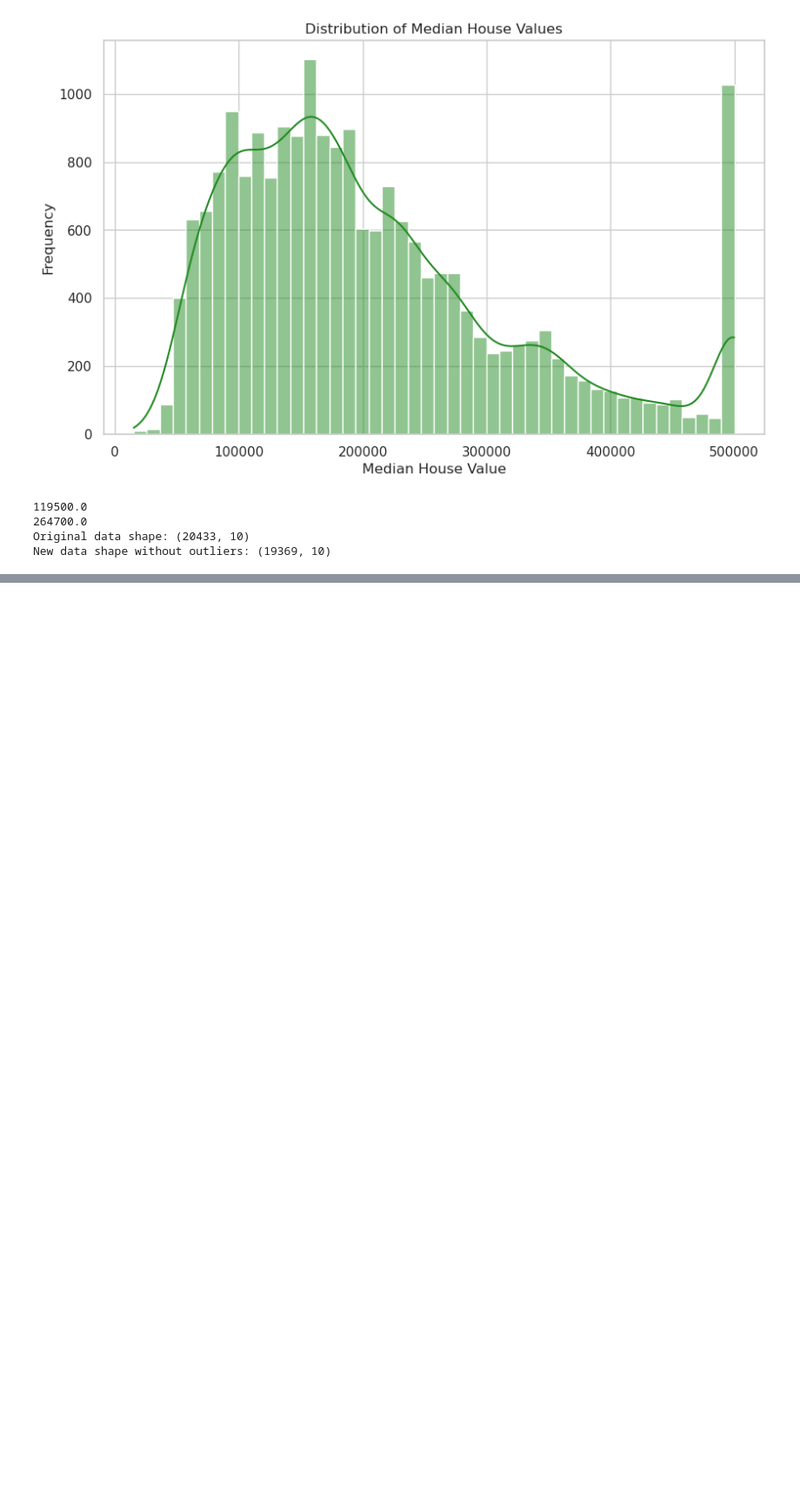
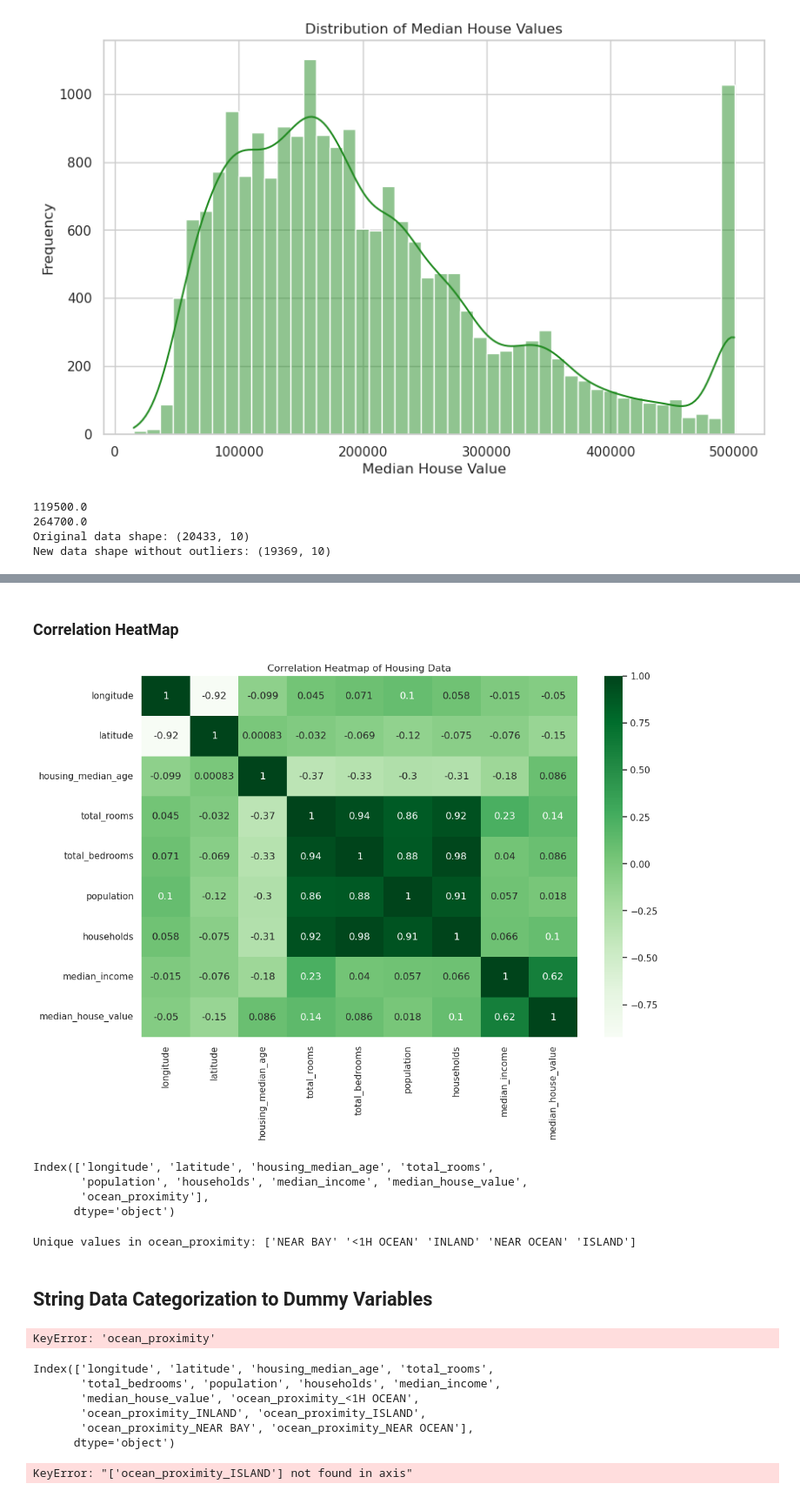
Before and after one commit to SamboHassan/machine-learning-projects, a Jupyter notebook: CaseStudy_California_Housing_Price.ipynb, the cells around one changed output, grey strips where cells are left out. Shown at 87% size. Drawn from its saved outputs; the diff is of its cells as text; code cells hidden in the pictures; blank space fills up the shorter version.

```diff
--- a/CaseStudy_California_Housing_Price.ipynb
+++ b/CaseStudy_California_Housing_Price.ipynb
@@ -162,0 +204,45 @@ New data shape without outliers: (19369, 10)
+# %% [markdown]
+### Correlation HeatMap
+# %%
+plt.figure(figsize=(12, 8))
+sns.heatmap(data.corr(numeric_only=True), annot=True, cmap='Greens')
+plt.title('Correlation Heatmap of Housing Data')
+plt.show()
+# %% [output]
+[figure, added]
+# %%
+data = data.drop("total_bedrooms", axis = 1)
+data.columns
+# %% [output]
+Index(['longitude', 'latitude', 'housing_median_age', 'total_rooms',
+       'population', 'households', 'median_income', 'median_house_value',
+       'ocean_proximity'],
+      dtype='object')
+# %%
+# Unique value count for categorical data
+for column in ['ocean_proximity']:  # Add other categorical columns if any
+    print(f"Unique values in {column}:", data[column].unique())
+# %% [output]
+Unique values in ocean_proximity: ['NEAR BAY' '<1H OCEAN' 'INLAND' 'NEAR OCEAN' 'ISLAND']
+# %% [markdown]
+## String Data Categorization to Dummy Variables
+# %%
+ocean_proximity_dummies = pd.get_dummies(data['ocean_proximity'], prefix='ocean_proximity')
+data = pd.concat([data.drop("ocean_proximity", axis =1), ocean_proximity_dummies], axis=1)
+ocean_proximity_dummies
+# %% [output]
+KeyError: 'ocean_proximity'
+# %%
+data.columns
+# %% [output]
+Index(['longitude', 'latitude', 'housing_median_age', 'total_rooms',
+       'total_bedrooms', 'population', 'households', 'median_income',
+       'median_house_value', 'ocean_proximity_<1H OCEAN',
+       'ocean_proximity_INLAND', 'ocean_proximity_ISLAND',
+       'ocean_proximity_NEAR BAY', 'ocean_proximity_NEAR OCEAN'],
+      dtype='object')
+# %%
+data = data.drop("ocean_proximity_ISLAND", axis = 1)
+data.columns
+# %% [output]
+KeyError: "['ocean_proximity_ISLAND'] not found in axis"
```
Also changed, not shown: parts of 8 cells of this notebook, 1 other file.
